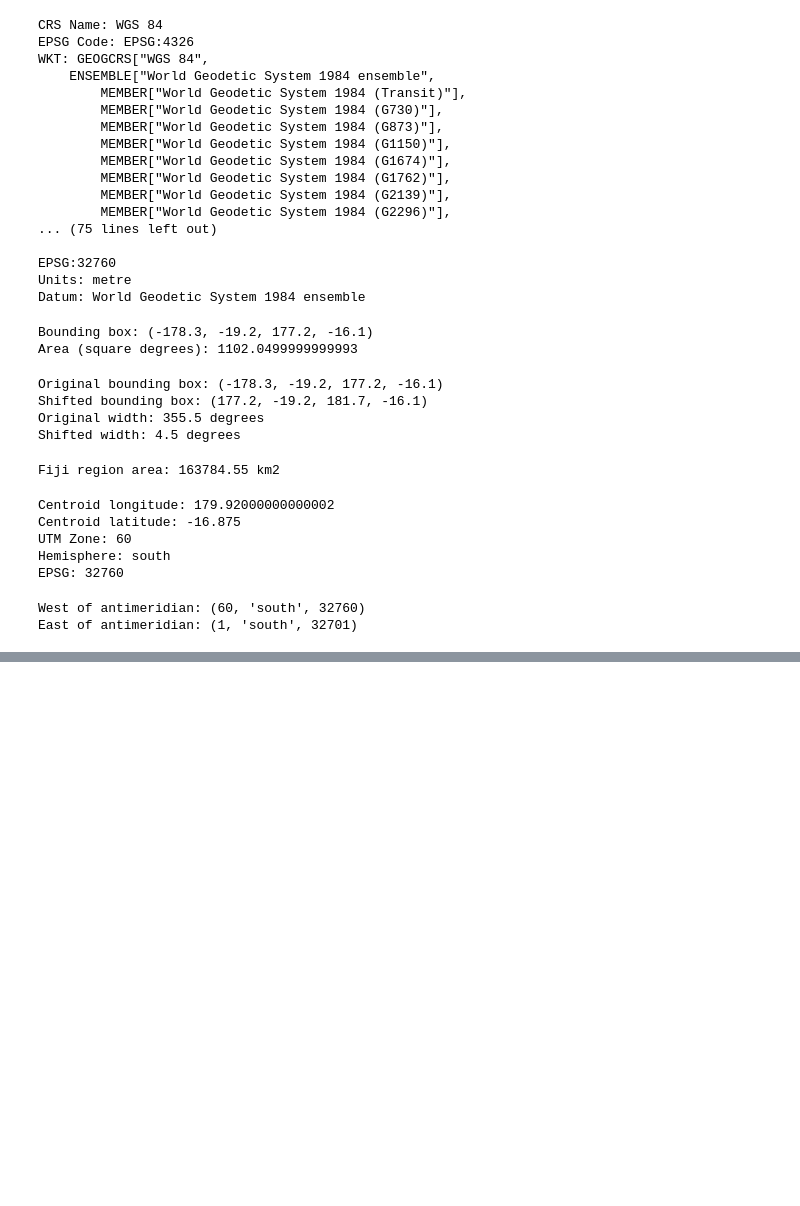
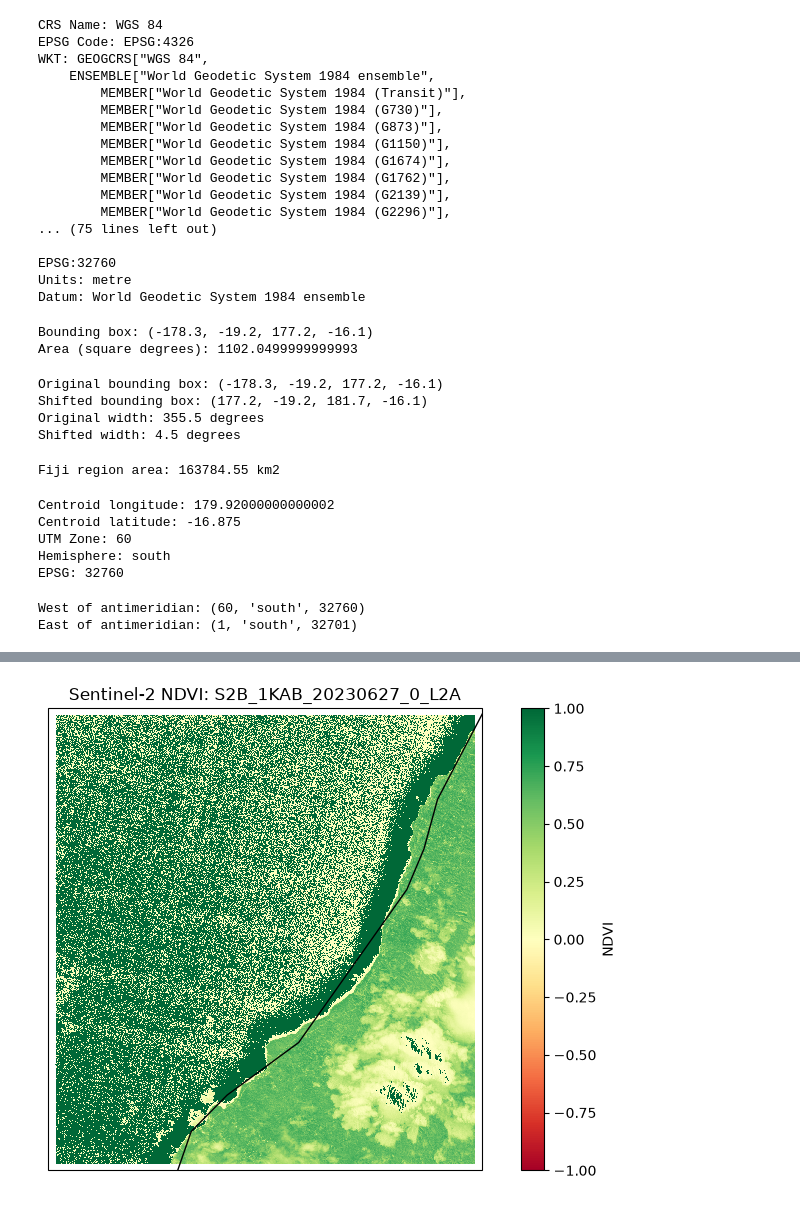
Before and after one commit to rob-moore94/geog313-assignments, a Jupyter notebook: assignment-5/notebooks/analysis.ipynb, the cells around one changed output, grey strips where cells are left out. Cells and saved outputs as stored; diff of their text form; code cells hidden in the pictures; blank space fills up the shorter version.

```diff
--- a/assignment-5/notebooks/analysis.ipynb
+++ b/assignment-5/notebooks/analysis.ipynb
@@ -148,0 +155,89 @@ East of antimeridian: (1, 'south', 32701)
+# %%
+import json
+import os
+import time
+
+import cartopy.crs as ccrs
+import matplotlib.pyplot as plt
+import rasterio
+from IPython.display import display
+
+from src.utils import clip_asset, ndvi, search_best_scene
+
+# Earth Search's public COGs are read anonymously from S3.
+os.environ["AWS_NO_SIGN_REQUEST"] = "YES"
+os.environ["GDAL_DISABLE_READDIR_ON_OPEN"] = "EMPTY_DIR"
+
+# Search the AOI centroid for a recent low-cloud Sentinel-2 scene.
+scene = search_best_scene(
+    centroid,
+    "2023-01-01/2026-10-08",
+    max_cloud=10,
+)
+if scene is None:
+    raise RuntimeError("No Sentinel-2 scene matched the search criteria")
+
+scene_crs = scene.properties["proj:code"]
+scene_date = scene.datetime.isoformat() if scene.datetime else scene.properties["datetime"]
+cloud_cover = float(scene.properties["eo:cloud_cover"])
+print("Scene id:", scene.id)
+print("Date:", scene_date)
+print("Cloud cover:", cloud_cover, "%")
+print("Scene CRS:", scene_crs)
+
+# Measure the AOI in the Part 1 equal-area CRS.
+aoi_projected = reproject_geometry(aoi, "EPSG:4326", equal_area_crs)
+aoi_area_km2 = aoi_projected.area / 1e6
+print("AOI true area:", round(aoi_area_km2, 6), "km2")
+
+# Read only the AOI windows from the red and near-infrared COG assets.
+red_href = scene.assets["red"].href
+window_start = time.perf_counter()
+red = clip_asset(scene, "red", aoi)
+nir = clip_asset(scene, "nir", aoi)
+window_seconds = time.perf_counter() - window_start
+
+# Benchmark the cost of reading the complete red asset for comparison only.
+full_start = time.perf_counter()
+with rasterio.open(red_href) as full_asset:
+    full_data = full_asset.read()
+    full_shape = full_data.shape
+full_read_seconds = time.perf_counter() - full_start
+print(f"AOI window read time: {window_seconds:.3f} seconds")
+print(f"Full red asset read time: {full_read_seconds:.3f} seconds")
+print("Full red asset shape:", full_shape)
+
+ndvi_result = ndvi(red, nir).squeeze(drop=True)
+print("NDVI range:", float(ndvi_result.min(skipna=True)), "to", float(ndvi_result.max(skipna=True)))
+
+# Reproject only the clipped NDVI result for a date-line-centered Cartopy map.
+ndvi_4326 = ndvi_result.rio.reproject("EPSG:4326")
+fig = plt.figure(figsize=(10, 6))
+ax = plt.axes(projection=ccrs.PlateCarree(central_longitude=180))
+ndvi_4326.plot(
+    ax=ax,
+    transform=ccrs.PlateCarree(),
+    cmap="RdYlGn",
+    vmin=-1,
+    vmax=1,
+    cbar_kwargs={"label": "NDVI"},
+)
+ax.coastlines()
+ax.set_title(f"Sentinel-2 NDVI: {scene.id}")
+plt.show()
+
+# Export the clipped NDVI and scene metadata.
+results_dir = PROJECT_ROOT / "results"
+results_dir.mkdir(exist_ok=True)
+ndvi_result.rio.to_raster(results_dir / "ndvi.tif")
+metadata = {
+    "scene_id": scene.id,
+    "date": scene_date,
+    "cloud_cover": cloud_cover,
+    "scene_crs": scene_crs,
+    "aoi_area_km2": aoi_area_km2,
+}
+(results_dir / "scene_metadata.json").write_text(json.dumps(metadata, indent=2) + "\n")
+print("Wrote:", results_dir / "ndvi.tif")
+print("Wrote:", results_dir / "scene_metadata.json")
+# %% [output]
@@ -148,0 +253 @@ East of antimeridian: (1, 'south', 32701)
+[figure, added]
```
Also changed, not shown: parts of 2 cells of this notebook, 3 other files.
